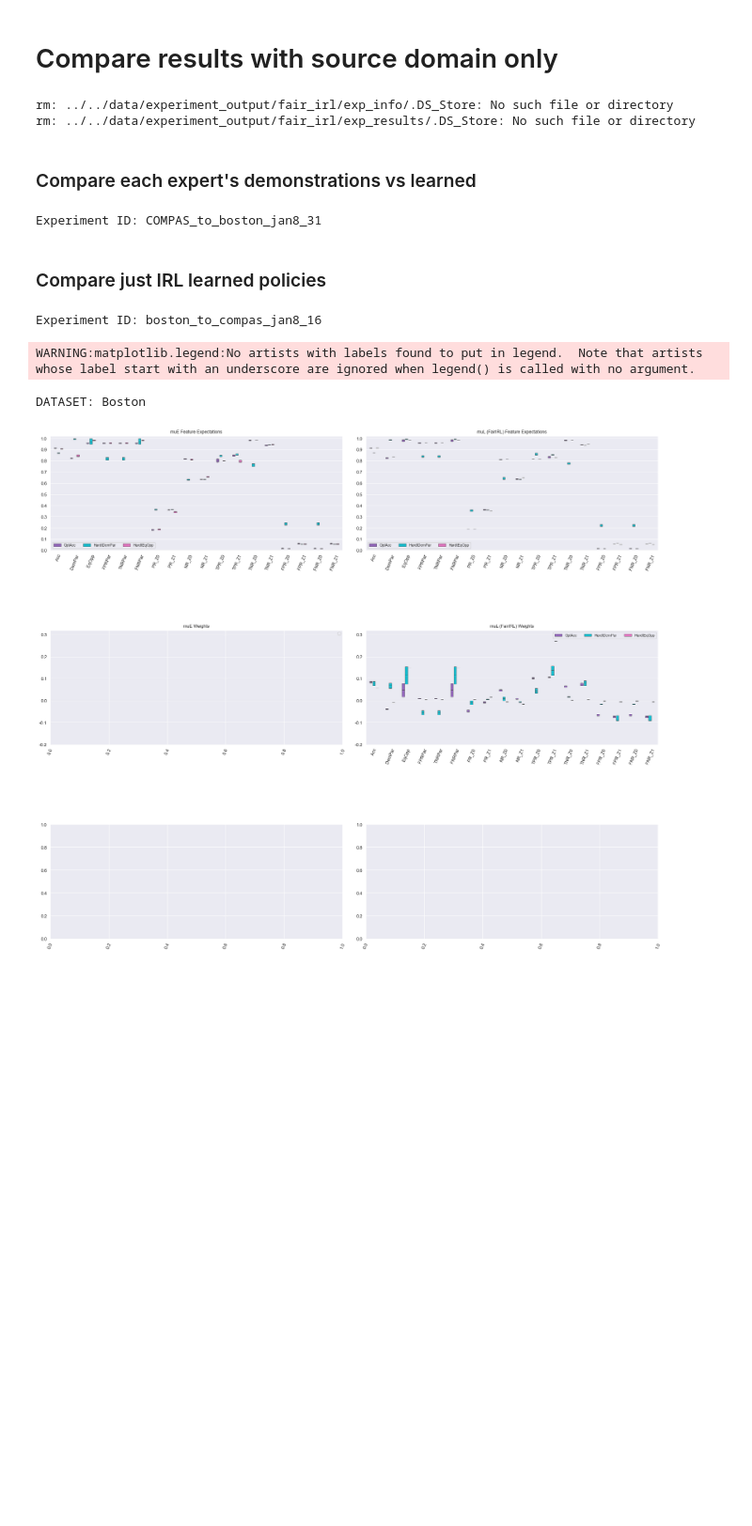
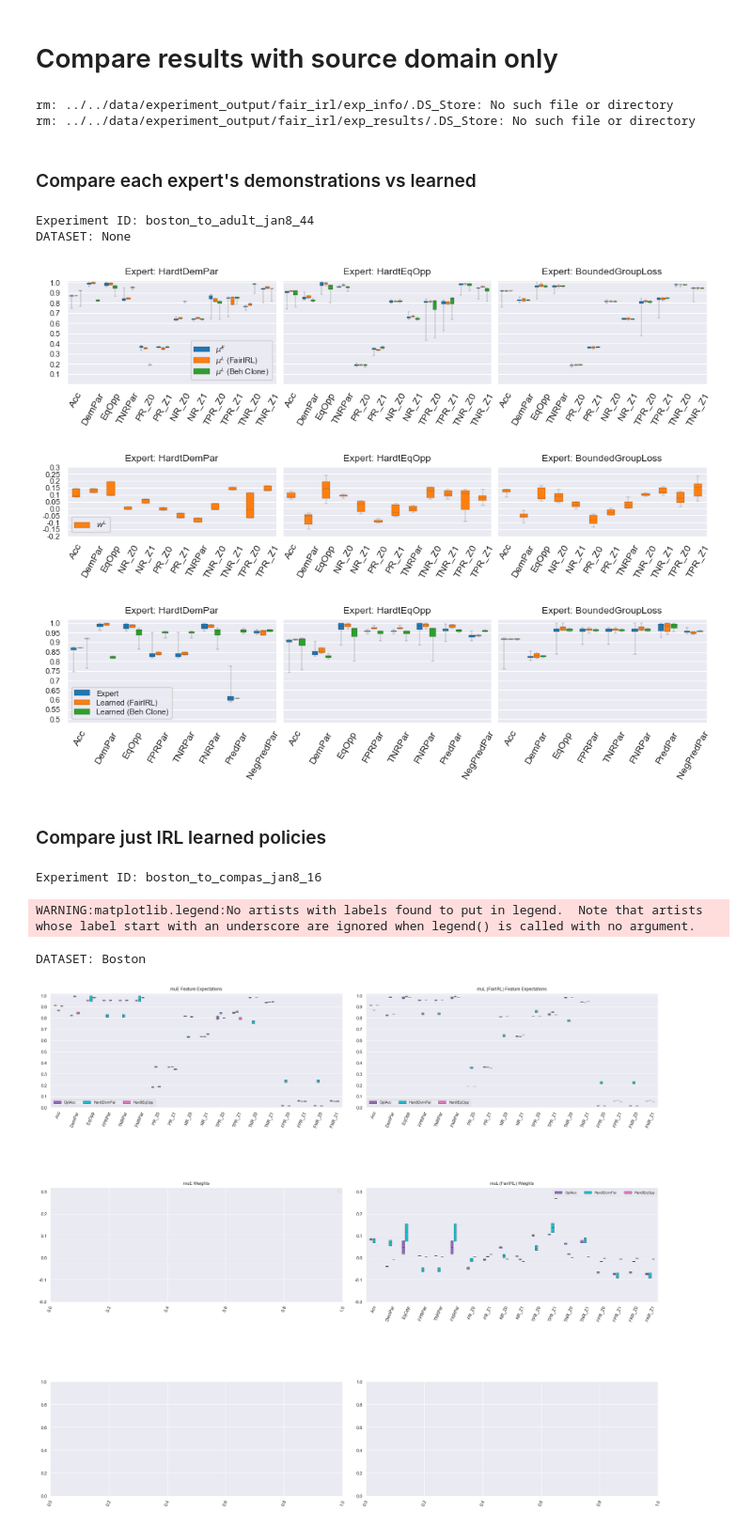
Before and after one commit to jackblandin/research, a Jupyter notebook: experiments/irl/Fair IRL Experiments.ipynb, the cells around one changed output. Shown: that part at 94% size. Cells and saved outputs as stored; diff of their text form; code cells hidden in the pictures; blank space fills up the shorter version.

```diff
--- a/experiments/irl/Fair IRL Experiments.ipynb
+++ b/experiments/irl/Fair IRL Experiments.ipynb
@@ -402,13 +558,13 @@ def skip_by_name(info):
 # %% [markdown]
 ### Compare each expert's demonstrations vs learned
 # %%
-size_mult = 1.8
-plt.rc('axes', titlesize=6*size_mult)     # fontsize of the axes title
-plt.rc('axes', labelsize=6*size_mult)    # fontsize of the x and y axes labels
-plt.rc('xtick', labelsize=6*size_mult)    # fontsize of the tick labels
-plt.rc('ytick', labelsize=6*size_mult)    # fontsize of the tick labels
-plt.rc('legend', fontsize=5*size_mult)    # legend fontsize
-plt.rc('figure', titlesize=9*size_mult)  # fontsize of the figure title
+size_mult = 1.0
+plt.rc('axes', titlesize=10*size_mult)     # fontsize of the axes title
+plt.rc('axes', labelsize=10*size_mult)    # fontsize of the x and y axes labels
+plt.rc('xtick', labelsize=10*size_mult)    # fontsize of the tick labels
+plt.rc('ytick', labelsize=8*size_mult)    # fontsize of the tick labels
+plt.rc('legend', fontsize=8*size_mult)    # legend fontsize
+plt.rc('figure', titlesize=10*size_mult)  # fontsize of the figure title
 
 print('Experiment ID:', exp_info['EXPERIMENT_NAME'])
 
@@ -417,34 +573,22 @@ fig, axes, mu_dfs, w_dfs, perf_dfs = plot_results_source_domain_only(
 #     perf_objective_set_names=exp_info['PERF_MEAS_OBJECTIVE_NAMES'],
     perf_objective_set_names=[
         'Acc',
-#         'AccPar',
         'DemPar',
         'EqOpp',
         'FPRPar',
         'TNRPar',
-#         'FNRPar',
-#         'PR_Z0',
-#         'PR_Z1',
-#         'NR_Z0',
-#         'NR_Z1'
-#         'TPR_Z0',
-#         'TPR_Z1',
-#         'TNR_Z0',
-#         'TNR_Z1',
-#         'FPR_Z0',
-#         'FPR_Z1',
-#         'FNR_Z0',
-#         'FNR_Z1',
+        'FNRPar',
         'PredPar',
-#         'OppPredPar',
+        'NegPredPar',
     ],
 #     expert_algos=np.unique([exp['EXPERT_ALGO'] for exp in experiments]),
     expert_algos=[
-        'OptAcc',
+#         'OptAcc',
         'HardtDemPar',
         'HardtEqOpp',
-#         'HardtTNRPar',
-        'RedBoundedGroupLoss',
+#         'HardtFPRPar',
+#         'HardtEqOdds',
+        'BoundedGroupLoss',
 #         'COMPAS',
     ],
 #     dataset=exp_info['DATASET'],
@@ -475,41 +619,43 @@ fig, axes, mu_dfs, w_dfs, perf_dfs = plot_results_source_domain_only(
     ],
     extra_skip_conditions=skip_by_name,
     min_exp_timestamp=min_exp_timestamp,
 #     max_mu_value=1,
 #     min_w_value=-.05,
     mu_yticks=np.linspace(.1, 1, 10).round(1),
     mu_ylim=(0, 1.02),
     mu_whis=[1, 99],
-    w_yticks = np.linspace(-1, 1, 101).round(1),
-    w_ylim=(-.3, .8),
+    w_yticks = np.linspace(-1, 1, 41).round(2),
+    w_ylim=(-.2, .3),
     w_whis=[1, 99],
     w_palette=[cp[1]],
-    perf_ylim=(.4, 1.02),
-    perf_yticks=np.linspace(.4, 1, 8).round(1),
+    perf_ylim=(.48, 1.02),
+    perf_yticks=np.linspace(0, 1, 21).round(2),
     perf_whis=[1, 99],
 #     min_perf_value=.6,
     size_mult=size_mult,
-    figsize=(24, 10),
+    figsize=(10, 7),
     palette=cp,
-    perf_leg_ax=1,
+    perf_leg_ax=0,
 )
 
-rotation = 67.5
+rotation = 60
 if len(np.shape(axes)) > 1:
     for ax_i, _ in enumerate(axes[0]):
         axes[0][ax_i].tick_params(axis='x', rotation=rotation)
         axes[1][ax_i].tick_params(axis='x', rotation=rotation)
         axes[2][ax_i].tick_params(axis='x', rotation=rotation)
 else:
     axes[0].tick_params(axis='x', rotation=rotation)
     axes[1].tick_params(axis='x', rotation=rotation)
     axes[2].tick_params(axis='x', rotation=rotation)
 
 
 # axes[1][0].legend(labels=['$w^L$'])
 axes[1][0].get_legend().get_texts()[0].set_text('$w^L$')
 # %% [output]
-Experiment ID: COMPAS_to_boston_jan8_31
+Experiment ID: boston_to_adult_jan8_44
+DATASET: None
+[figure, added]
 # %% [markdown]
 ### Compare just IRL learned policies
 # %%
```
Also changed, not shown: parts of 14 cells of this notebook, 5 other files.
